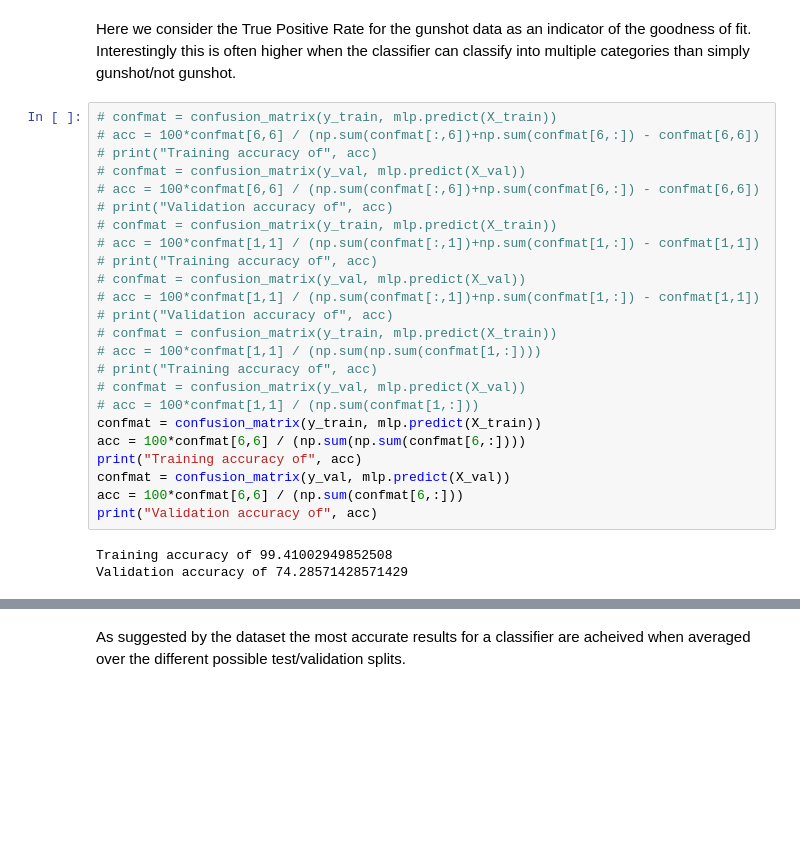
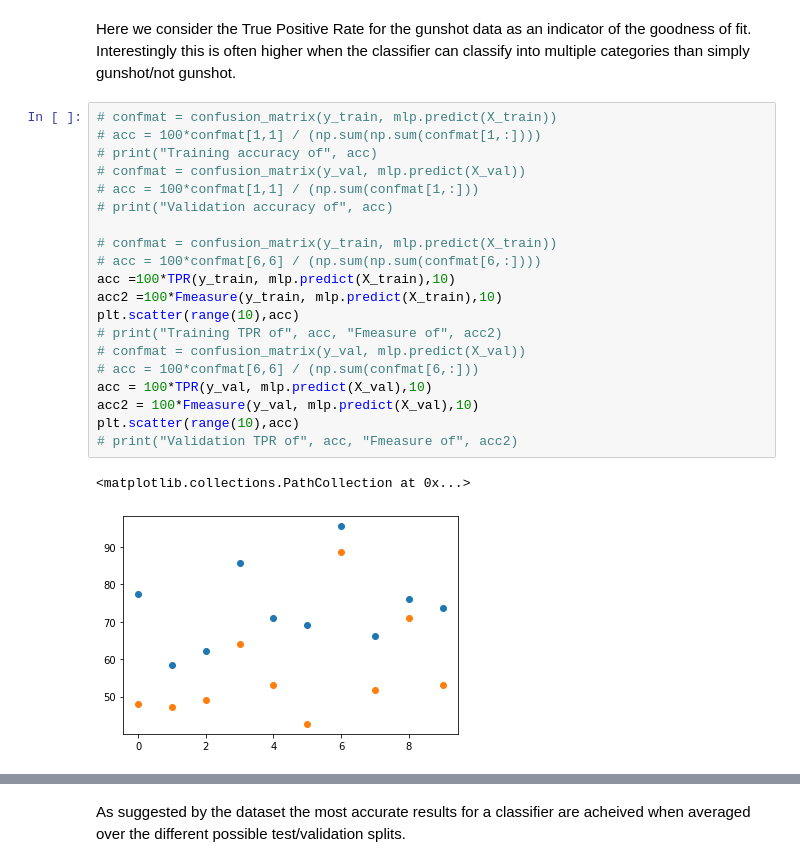
Before and after one commit to mrhheffernan/erdio-dev, a Jupyter notebook: BasicNN_Clasification.ipynb, the cells around one changed output, grey strips where cells are left out. Saved outputs shown, nothing was run; the diff lists cells and outputs as text; blank space fills up the shorter version.

```diff
--- a/BasicNN_Clasification.ipynb
+++ b/BasicNN_Clasification.ipynb
@@ -155,32 +297,28 @@ from sklearn.metrics import confusion_matrix
 # %% [markdown]
 Here we consider the True Positive Rate for the gunshot data as an indicator of the goodness of fit. Interestingly this is often higher when the classifier can classify into multiple categories than simply gunshot/not gunshot.
 # %%
-# confmat = confusion_matrix(y_train, mlp.predict(X_train))
-# acc = 100*confmat[6,6] / (np.sum(confmat[:,6])+np.sum(confmat[6,:]) - confmat[6,6])
-# print("Training accuracy of", acc)
-# confmat = confusion_matrix(y_val, mlp.predict(X_val))
-# acc = 100*confmat[6,6] / (np.sum(confmat[:,6])+np.sum(confmat[6,:]) - confmat[6,6])
-# print("Validation accuracy of", acc)
-# confmat = confusion_matrix(y_train, mlp.predict(X_train))
-# acc = 100*confmat[1,1] / (np.sum(confmat[:,1])+np.sum(confmat[1,:]) - confmat[1,1])
-# print("Training accuracy of", acc)
-# confmat = confusion_matrix(y_val, mlp.predict(X_val))
-# acc = 100*confmat[1,1] / (np.sum(confmat[:,1])+np.sum(confmat[1,:]) - confmat[1,1])
-# print("Validation accuracy of", acc)
 # confmat = confusion_matrix(y_train, mlp.predict(X_train))
 # acc = 100*confmat[1,1] / (np.sum(np.sum(confmat[1,:])))
 # print("Training accuracy of", acc)
 # confmat = confusion_matrix(y_val, mlp.predict(X_val))
 # acc = 100*confmat[1,1] / (np.sum(confmat[1,:]))
-confmat = confusion_matrix(y_train, mlp.predict(X_train))
-acc = 100*confmat[6,6] / (np.sum(np.sum(confmat[6,:])))
-print("Training accuracy of", acc)
-confmat = confusion_matrix(y_val, mlp.predict(X_val))
-acc = 100*confmat[6,6] / (np.sum(confmat[6,:]))
-print("Validation accuracy of", acc)
+# print("Validation accuracy of", acc)
+
+# confmat = confusion_matrix(y_train, mlp.predict(X_train))
+# acc = 100*confmat[6,6] / (np.sum(np.sum(confmat[6,:])))
+acc =100*TPR(y_train, mlp.predict(X_train),10)
+acc2 =100*Fmeasure(y_train, mlp.predict(X_train),10)
+plt.scatter(range(10),acc)
+# print("Training TPR of", acc, "Fmeasure of", acc2)
+# confmat = confusion_matrix(y_val, mlp.predict(X_val))
+# acc = 100*confmat[6,6] / (np.sum(confmat[6,:]))
+acc = 100*TPR(y_val, mlp.predict(X_val),10)
+acc2 = 100*Fmeasure(y_val, mlp.predict(X_val),10)
+plt.scatter(range(10),acc)
+# print("Validation TPR of", acc, "Fmeasure of", acc2)
 # %% [output]
-Training accuracy of 99.41002949852508
-Validation accuracy of 74.28571428571429
+<matplotlib.collections.PathCollection at 0x...>
+[figure, added]
 # %%
 pd.DataFrame(confusion_matrix(y_val, mlp.predict(X_val)),
             columns=["predicted "+str(i) for i in range(10)],
```
Also changed, not shown: parts of 23 cells of this notebook, 1 other file.
